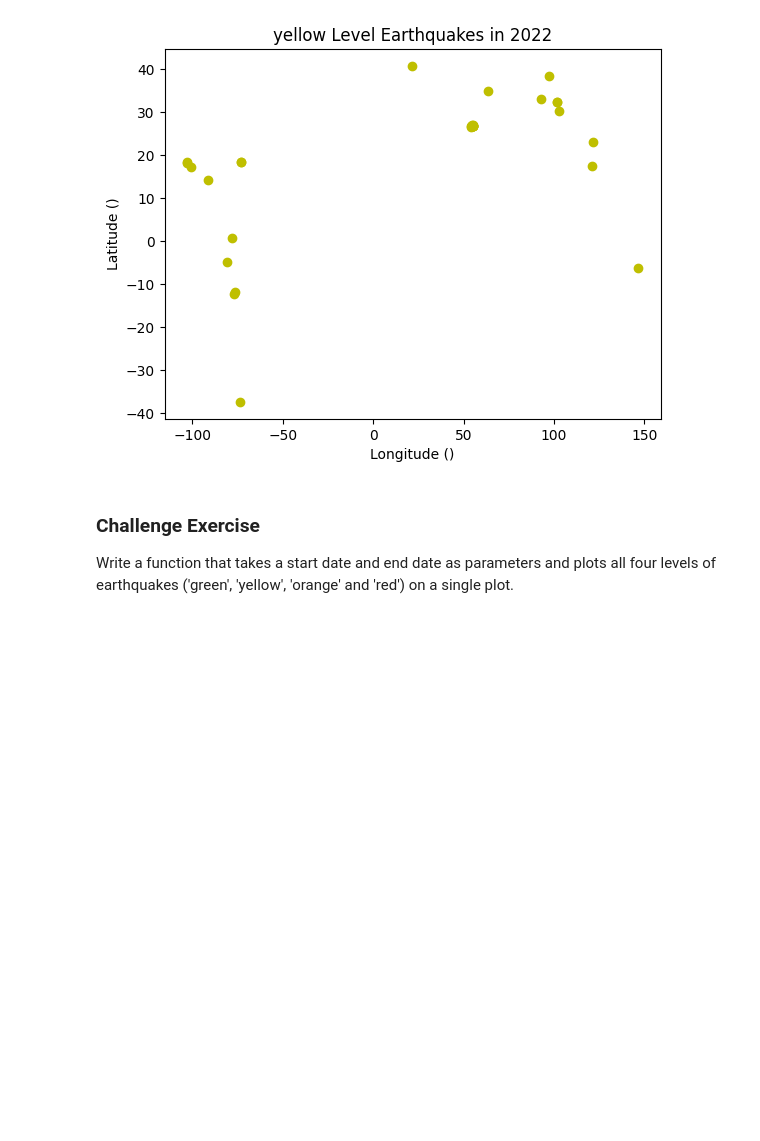
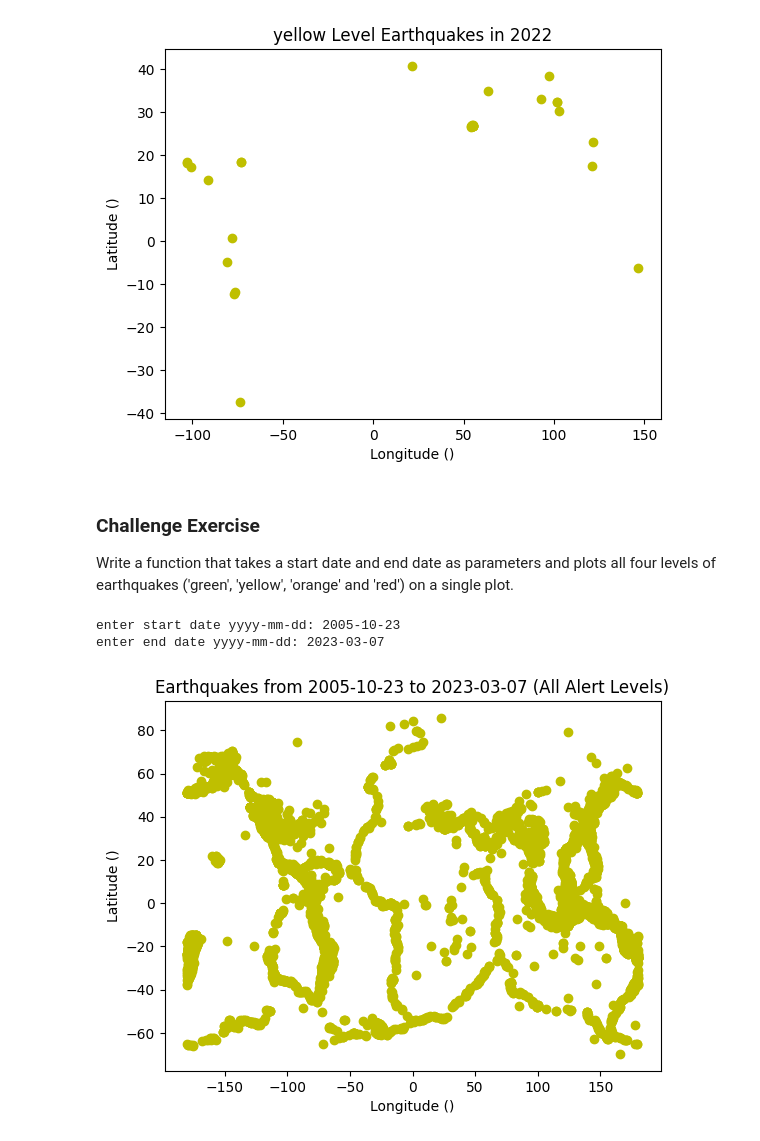
Before and after one commit to Garvaneja/comp215, a Jupyter notebook: labs/lab01-introduction.ipynb, the cells around one changed output. Drawn from its saved outputs; the diff is of its cells as text; code cells hidden in the pictures; blank space fills up the shorter version.

```diff
--- a/labs/lab01-introduction.ipynb
+++ b/labs/lab01-introduction.ipynb
@@ -199,0 +198,34 @@ Write a function that takes a start date and end date as parameters and plots al
+# %%
+# your Challenge Ex. code here
+import requests
+import json
+import matplotlib.pyplot as plt
+def plot_eq(start_date,end_date):
+    longitudes=[]
+    latitudes=[]
+    for alerts in ['green', 'yellow', 'orange','red']:
+        params_dict = {'format': 'geojson', 'starttime': start_date, 'endtime': end_date, 'alertlevel': alerts }
+        api_url = 'https://earthquake.usgs.gov/fdsnws/event/1/query?'
+        response = requests.get(api_url, params = params_dict)
+
+# convert the response to json format data
+        data = json.loads(response.text)
+        for feature in data['features']:
+            coordinates = feature['geometry']['coordinates']
+            longitudes.append(coordinates[0])
+            latitudes.append(coordinates[1])
+
+    fig, ax = plt.subplots()
+    ax.scatter(longitudes, latitudes, color='y', label='Events')
+    ax.set_xlabel(r'Longitude ()')
+    ax.set_ylabel(r'Latitude ()')
+    ax.set_title(f'Earthquakes from {start_date} to {end_date} (All Alert Levels)')
+    plt.show()
+
+start_date=input("enter start date yyyy-mm-dd: ")
+end_date=input("enter end date yyyy-mm-dd: ")
+plot_eq(start_date,end_date)
+# %% [output]
+enter start date yyyy-mm-dd: 2005-10-23
+enter end date yyyy-mm-dd: 2023-03-07
+[figure, added]
```
Also changed, not shown: parts of 1 cell of this notebook.
